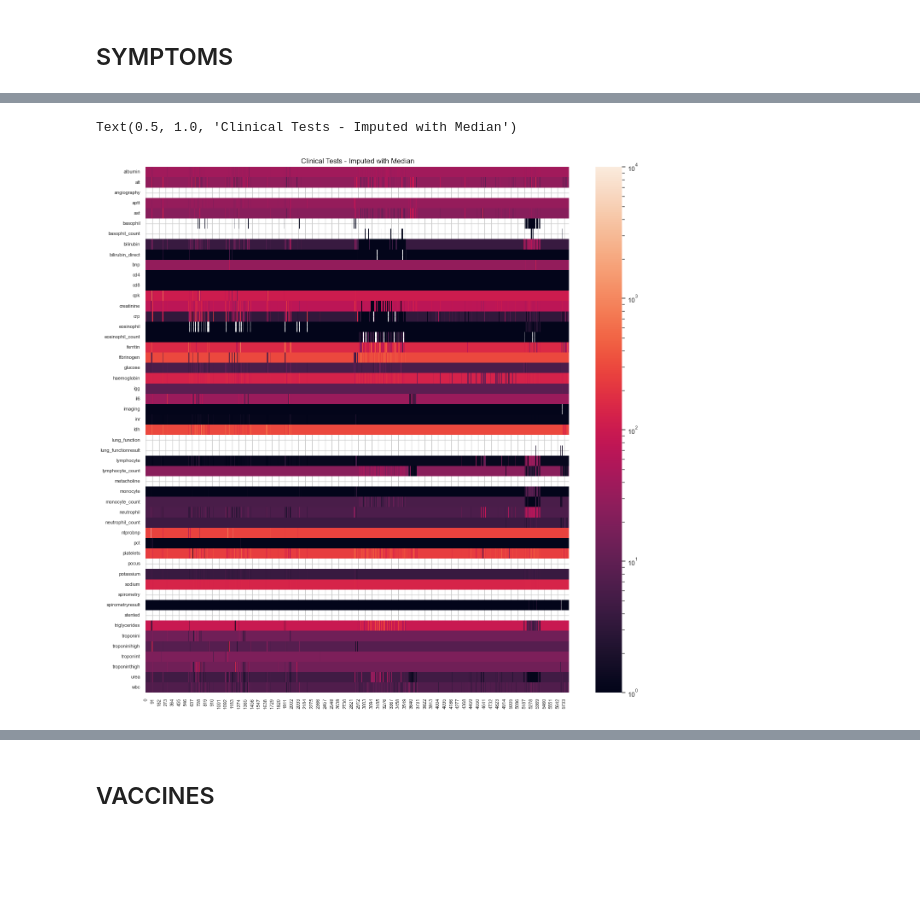
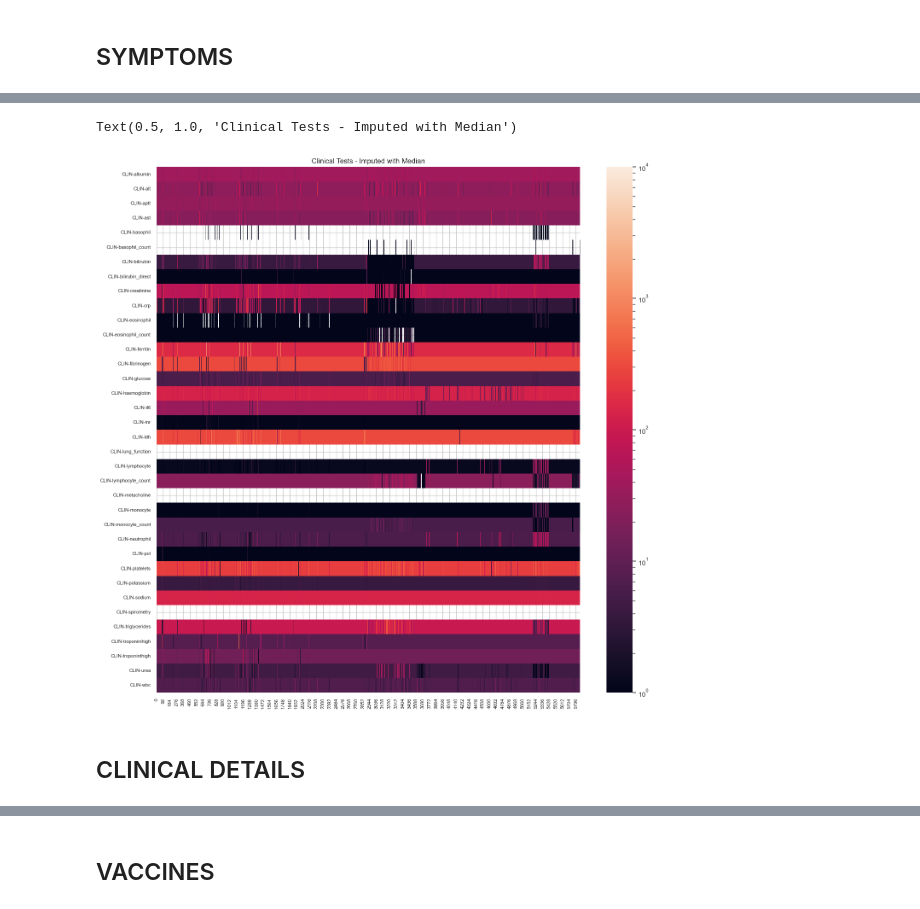
Before and after one commit to davidtweddell/lc_repo, a Jupyter notebook: 01-inspect-data.ipynb, the cells around one changed output, grey strips where cells are left out. Saved outputs shown, nothing was run; the diff lists cells and outputs as text; code cells hidden in the pictures; blank space fills up the shorter version.

```diff
--- a/01-inspect-data.ipynb
+++ b/01-inspect-data.ipynb
@@ -482,0 +526,4 @@ sns.heatmap(survey_features.T, cbar=True, ax = ax)
+# %%
+# prepend the survey columns with "SURVEY-"
+for c in SURVEYS:
+    df = df.rename(columns = {c: "SURVEY-" + c})
@@ -547,6 +616,6 @@ CLINICAL_TESTS.remove("imaging_results")
 # %%
 # remove columns that have less than 200 non-null points
-# CLINICAL_TESTS = [col for col in CLINICAL_TESTS if df[col].count() > 200]
+CLINICAL_TESTS = [col for col in CLINICAL_TESTS if df[col].count() > 200]
 
 # drop features starting with ctt and cx
 CLINICAL_TESTS = [col for col in CLINICAL_TESTS if not col.startswith(("ctt", "cth", "cta", "cx", "echo", "ekg"))]
@@ -617,13 +684,16 @@ print(ctf_imputed.shape)
 # %%
-clinical_features = ctf_imputed
+clin_test_features = ctf_imputed
+# %%
+# rename the columns with CLIN- prefix
+clin_test_features.columns = [f"CLIN-{col}" for col in clin_test_features.columns]
 # %%
 # plot the heatmap
 fig, ax = plt.subplots(figsize=(16, 16))
 norm = mc.LogNorm(vmin=1, vmax=10_000)
-sns.heatmap(clinical_features.T, cbar=True, ax = ax, norm = norm)
+sns.heatmap(clin_test_features.T, cbar=True, ax = ax, norm = norm)
 # set text size smaller
 plt.xticks(fontsize=8); plt.yticks(fontsize=8);
 plt.title("Clinical Tests - Imputed with Median")
 # %% [output]
 Text(0.5, 1.0, 'Clinical Tests - Imputed with Median')
-[figure, old version]
+[figure, new version]
@@ -629,0 +706,2 @@ Text(0.5, 1.0, 'Clinical Tests - Imputed with Median')
+# %% [markdown]
+## CLINICAL DETAILS
```
Also changed, not shown: parts of 57 cells of this notebook, 2 other files.
